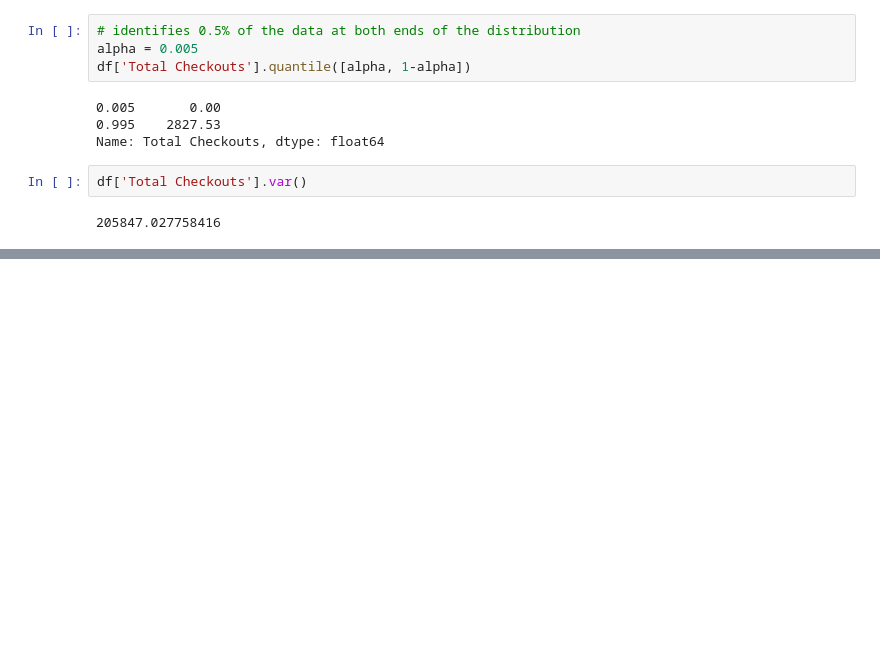
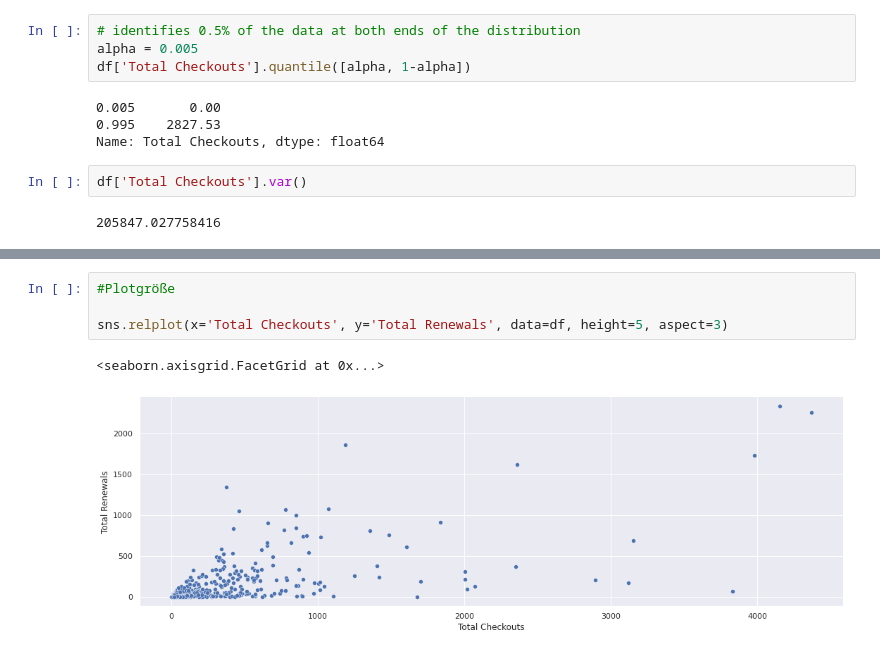
Before and after one commit to AnnaNick91/2021-11-29-DL_Anna_Nick, a Jupyter notebook: Modul_3/notebooks/3._Häufigkeiten_Lagemaße_Streuungsmaße.ipynb, the cells around one changed output, grey strips where cells are left out. Drawn from its saved outputs; the diff is of its cells as text; blank space fills up the shorter version.

```diff
--- a/Modul_3/notebooks/3._Häufigkeiten_Lagemaße_Streuungsmaße.ipynb
+++ b/Modul_3/notebooks/3._Häufigkeiten_Lagemaße_Streuungsmaße.ipynb
@@ -102,0 +236,7 @@ df['Total Checkouts'].var()
+# %%
+#Plotgröße
+
+sns.relplot(x='Total Checkouts', y='Total Renewals', data=df, height=5, aspect=3)
+# %% [output]
+<seaborn.axisgrid.FacetGrid at 0x...>
+[figure, added]
```
Also changed, not shown: parts of 25 cells of this notebook, 7 other files.
